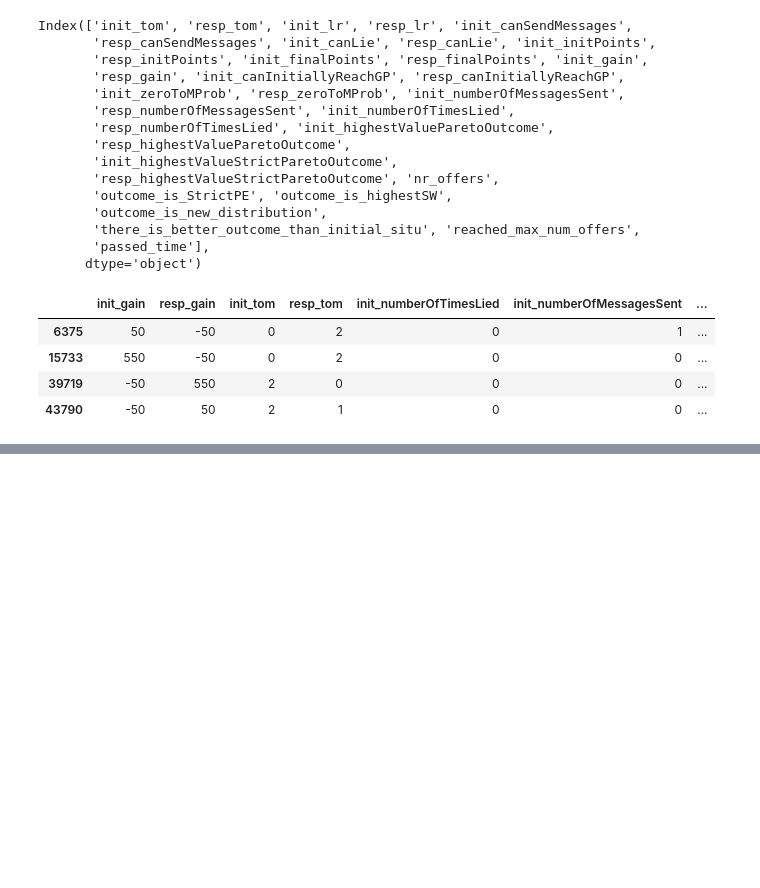
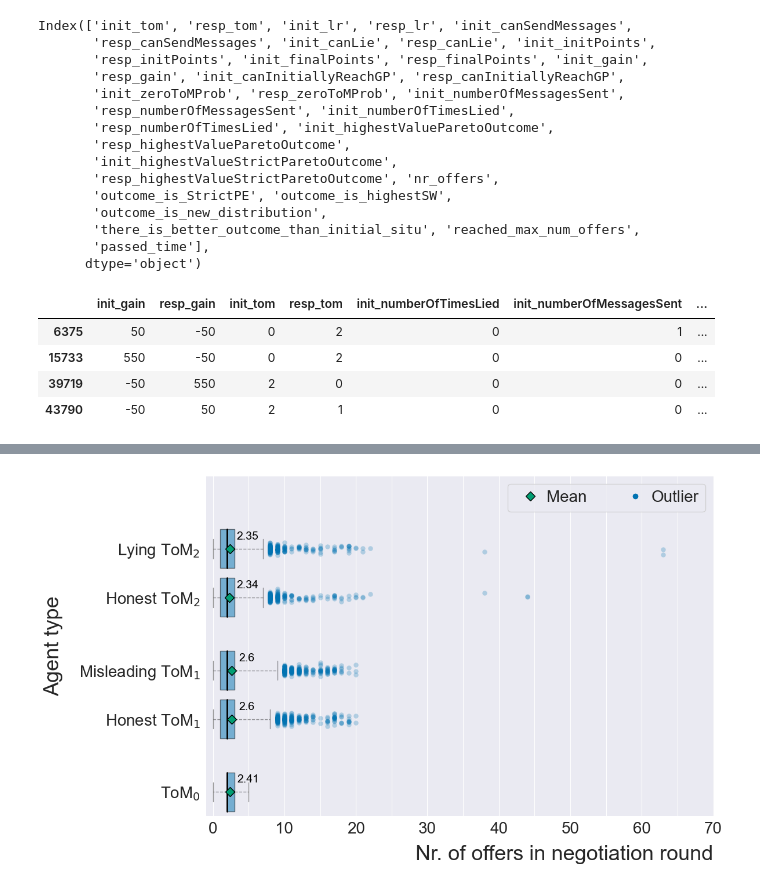
Before and after one commit to SverreBr/MasterThesis, a Jupyter notebook: py_src/visualization.ipynb, the cells around one changed output, grey strips where cells are left out. Drawn from its saved outputs; the diff is of its cells as text; code cells hidden in the pictures; blank space fills up the shorter version.

```diff
--- a/py_src/visualization.ipynb
+++ b/py_src/visualization.ipynb
@@ -616,0 +633,82 @@ make_plot(df_work)
+# %%
+boxprops = dict(color="black", alpha=0.5)
+whiskerprops = dict(alpha=0.4, linestyle="dashed")
+capprops = dict(alpha=0.4)
+medianprops = dict(lw=2, color="black")
+meanpointprops = dict(marker='D', markeredgecolor='black', markerfacecolor=sns.color_palette('colorblind')[2], markersize=8)
+
+TICK_SIZE = 20
+LABEL_SIZE = 26
+VALUE_SIZE = 14
+RIGHT_LIM = 100
+LEFT_LIM = -1
+
+BIN_WIDTH = 0.8
+
+plot_points = [(0, 0, True), (1.5, 1, False), (2.5, 1, True), (4, 2, False), (5, 2, True)]
+fig_label_names = [r"ToM$_0$",
+                   r"Honest ToM$_1$",
+                   r"Misleading ToM$_1$",
+                   r"Honest ToM$_2$",
+                   r"Lying ToM$_2$"]
+
+figsize = (12, 7)
+
+# function for setting the colors of the box plots pairs
+def make_box_plot(data, pos, ax):
+    bp = ax.boxplot(data, patch_artist=True, notch=False, vert=0, showfliers=True, whis=[2.5, 97.5],
+                    positions=pos, widths=BIN_WIDTH, showmeans=True, meanprops=meanpointprops,
+                    boxprops=boxprops, whiskerprops=whiskerprops, capprops=capprops, medianprops=medianprops)
+
+    for element in ['whiskers', 'caps', 'medians', "boxes", 'means']:
+        plt.setp(bp[element][0], color='black')
+
+    plt.setp(bp['fliers'][0], color='black', alpha=0)
+    bp['boxes'][0].set(facecolor=INIT_COL)
+
+    top_points = bp["fliers"][0].get_data()
+    x = top_points[0]
+    y = np.random.normal(top_points[1], 0.05, size=len(top_points[1]))
+    ax.scatter(x, y, color=INIT_COL, alpha=0.25, linewidth=0)
+
+
+def make_multiple_boxplots(df):
+    fig, ax = plt.subplots(figsize = figsize)
+
+    for pos, tom, canLie in plot_points:
+        plot_data = list(df[(df["init_tom"] == tom) & (df["init_canLie"] == canLie)]["nr_offers"])
+        plot_data.extend(list(df[(df["resp_tom"] == tom) & (df["resp_canLie"] == canLie)]["nr_offers"]))
+        make_box_plot(plot_data, [pos], ax)
+
+        mean_value = np.mean(plot_data)
+        plt.text(mean_value+1, pos+0.25, str(round((mean_value), 2)), fontsize=VALUE_SIZE, color="black", va='center') # fontweight="bold",
+
+    y_ticks = [i for i, _, _ in plot_points]
+    ax.set_yticks(y_ticks)
+    ax.set_yticklabels(fig_label_names)
+    ax.tick_params(axis='both', labelsize=TICK_SIZE)
+    ax.set_xlim(left=LEFT_LIM, right=math.ceil(max(df["nr_offers"]) / 10) * 10)
+    ax.set_ylim((None, ax.get_yticks()[-1] + 1.5))
+
+    ax.legend((plt.Line2D([0], [0], color=meanpointprops["markerfacecolor"], marker=meanpointprops["marker"],
+                          markeredgecolor=meanpointprops["markeredgecolor"], markersize=meanpointprops["markersize"], linewidth=0),
+               plt.Line2D([],[], color=INIT_COL, marker="o", linewidth=0)),
+              ("Mean", "Outlier"), fontsize=TICK_SIZE, ncol=2, fancybox=True, loc="upper right",
+              handletextpad=0)
+    ax.xaxis.grid(True, which="both")
+    ax.yaxis.grid(False, which="both")
+
+
+    ax.set_xlabel('Nr. of offers in negotiation round', fontsize=LABEL_SIZE, labelpad=10, loc="right")
+    ax.set_ylabel("Agent type", fontsize=LABEL_SIZE, labelpad=20)
+    fig.tight_layout()
+    ax.xaxis.set_minor_locator(AutoMinorLocator(2))
+
+    return fig, ax
+
+make_multiple_boxplots(data)
+# plt.savefig(figure_path + "boxplot_average.pdf")
+
+make_multiple_boxplots(data.loc[(data["init_highestValueParetoOutcome"] != -1) & (data["resp_highestValueParetoOutcome"] != -1)])
+# plt.savefig(figure_path + "boxplot_average_pareto.pdf")
+# %% [output]
@@ -616,0 +717 @@ make_plot(df_work)
+[figure, added]
```
Also changed, not shown: parts of 9 cells of this notebook, 10 other files.
